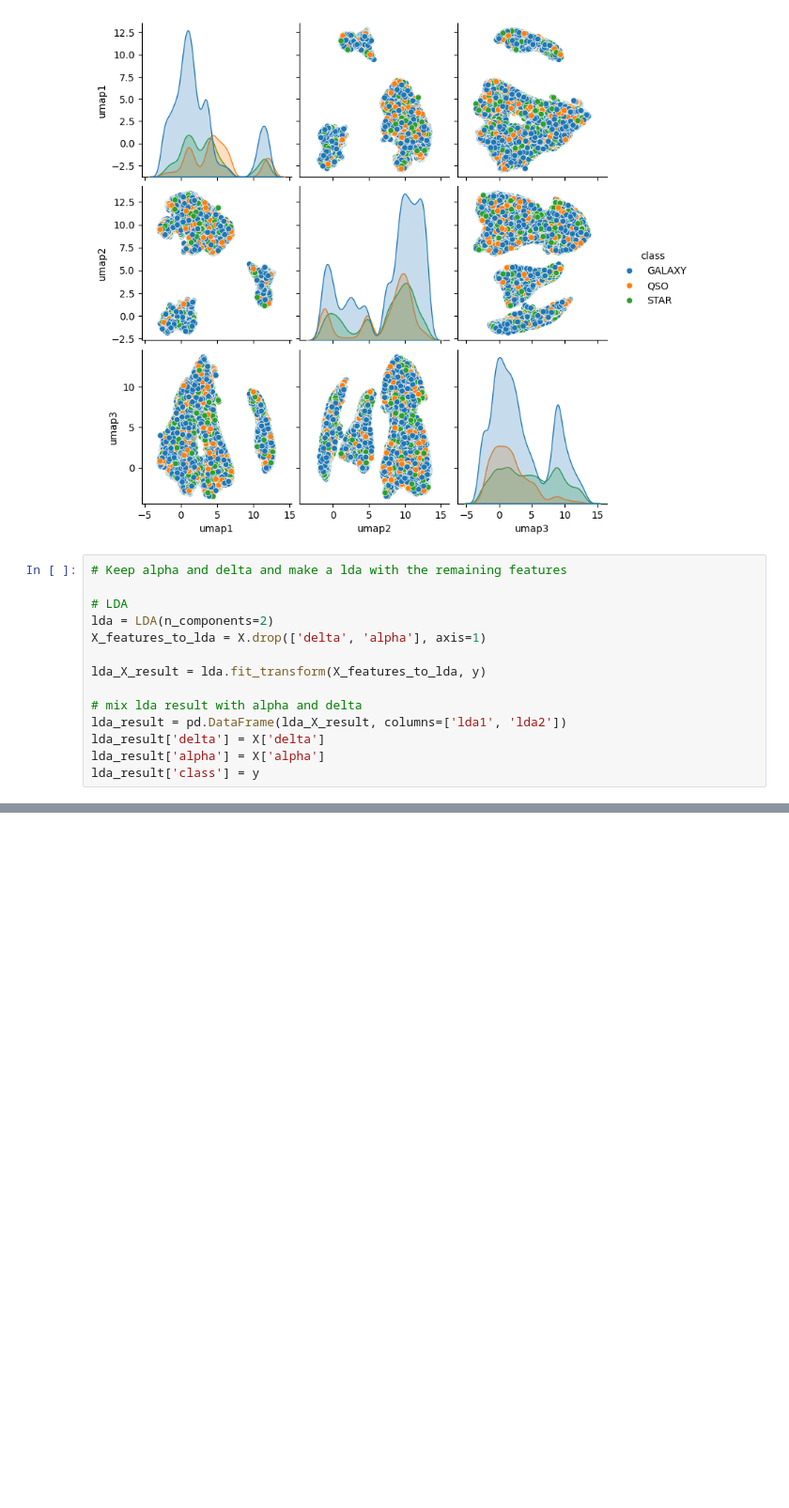
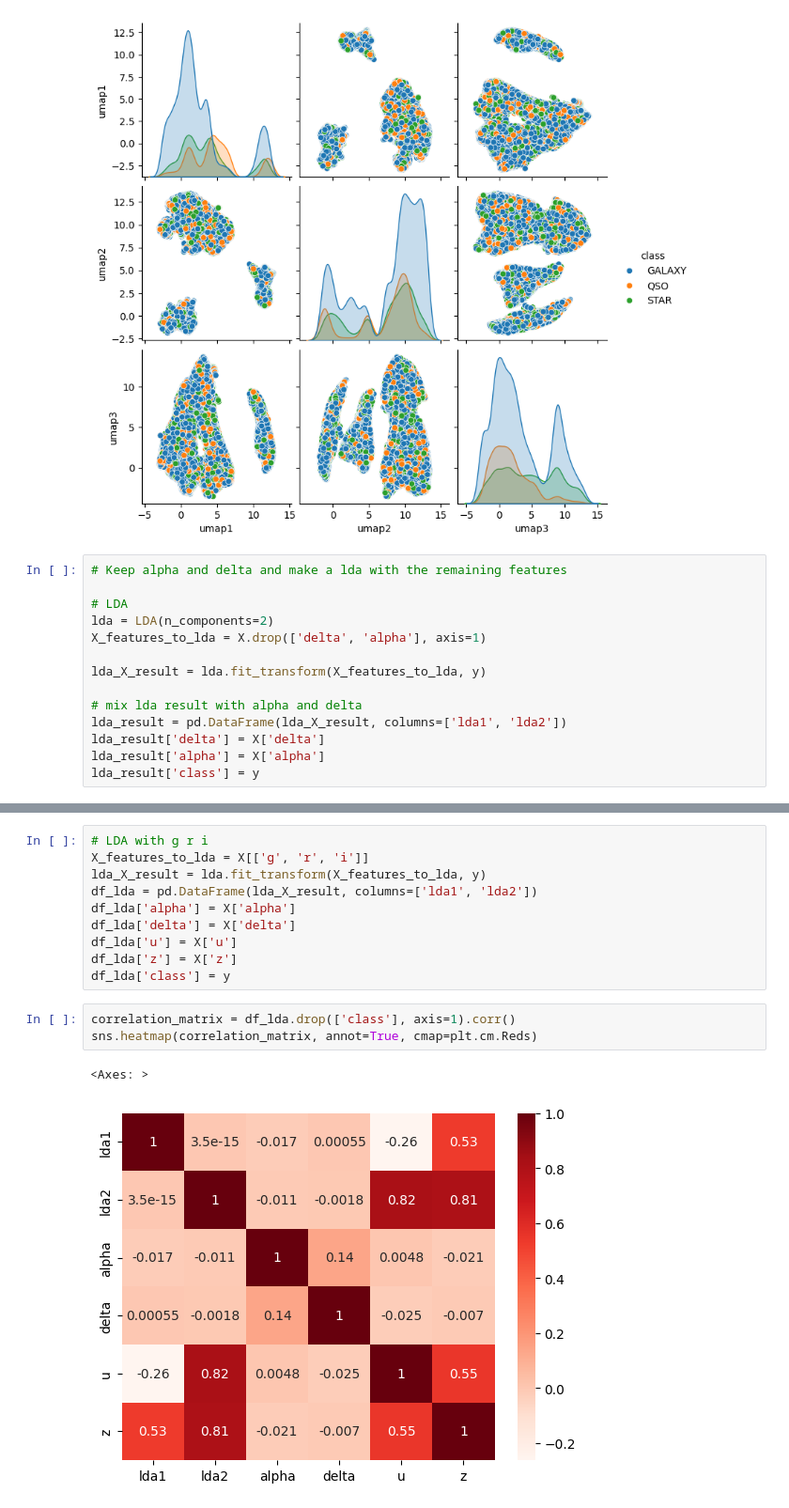
Before and after one commit to LouisCleriot/Stellar-object-classification, a Jupyter notebook: notebooks/1.2-cs-DataExploration-feature-selection.ipynb, the cells around one changed output, grey strips where cells are left out. Shown at 94% size. Drawn from its saved outputs; the diff is of its cells as text; blank space fills up the shorter version.

```diff
--- a/notebooks/1.2-cs-DataExploration-feature-selection.ipynb
+++ b/notebooks/1.2-cs-DataExploration-feature-selection.ipynb
@@ -101,0 +108,16 @@ sns.heatmap(correlation_matrix, annot=True, cmap=plt.cm.Reds)
+# %%
+# LDA with g r i
+X_features_to_lda = X[['g', 'r', 'i']]
+lda_X_result = lda.fit_transform(X_features_to_lda, y)
+df_lda = pd.DataFrame(lda_X_result, columns=['lda1', 'lda2'])
+df_lda['alpha'] = X['alpha']
+df_lda['delta'] = X['delta']
+df_lda['u'] = X['u']
+df_lda['z'] = X['z']
+df_lda['class'] = y
+# %%
+correlation_matrix = df_lda.drop(['class'], axis=1).corr()
+sns.heatmap(correlation_matrix, annot=True, cmap=plt.cm.Reds)
+# %% [output]
+<Axes: >
+[figure, added]
```
Also changed, not shown: parts of 4 cells of this notebook.
